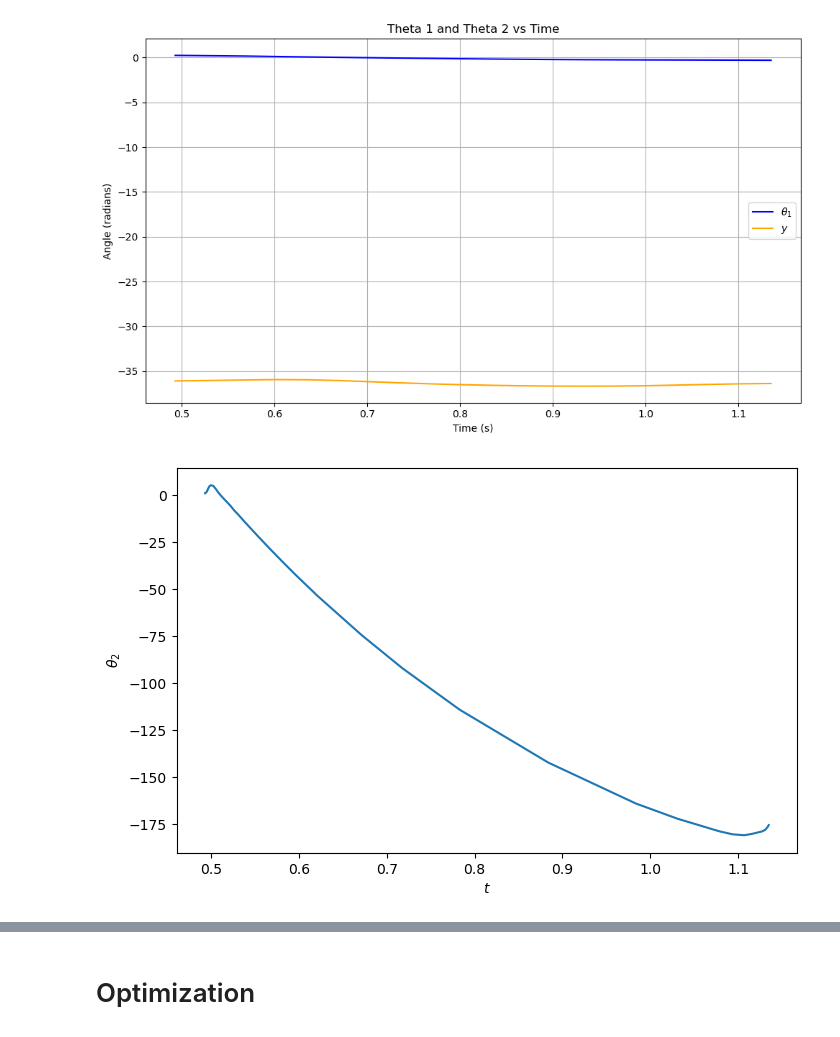
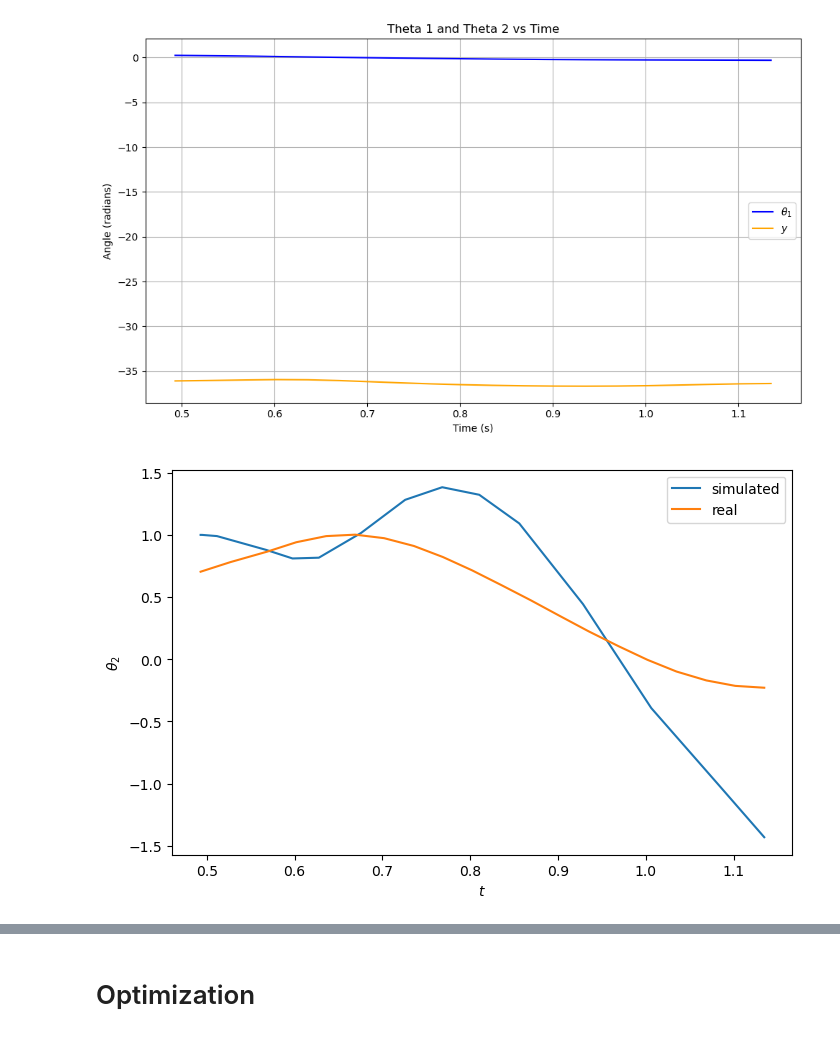
Before and after one commit to lsh6-uw/ME469-Group1, a Jupyter notebook: simulator_noFoot_optimized.ipynb, the cells around one changed output, grey strips where cells are left out. Cells and saved outputs as stored; diff of their text form; code cells hidden in the pictures.

Commit message:
Switch to spline interpolator

```diff
--- a/simulator_noFoot_optimized.ipynb
+++ b/simulator_noFoot_optimized.ipynb
@@ -62,24 +62,28 @@ plt.show()
 [figure]
 # %%
 # Create interpolators for data
-y_interp = BarycentricInterpolator(t_array, y_array)
-theta_1_interp = BarycentricInterpolator(t_array, theta_1_array)
+y_interp = CubicSpline(t_array, y_array)
+a_interp = y_interp.derivative(2)
+
+theta_1_interp = CubicSpline(t_array, theta_1_array)
+omega_1_interp = theta_1_interp.derivative(1)
+alpha_1_interp = theta_1_interp.derivative(2)
 # %%
 # functions for inputs of time from interpolators
 def y_func(t):
     return y_interp(t)
 
 def a_func(t):
-    return y_interp.derivative(t, 2)
+    return a_interp(t)
 
 def theta_1_func(t):
     return theta_1_interp(t)
 
 def omega_1_func(t):
-    return theta_1_interp.derivative(t, 1)
+    return omega_1_interp(t)
 
 def alpha_1_func(t):
-    return theta_1_interp.derivative(t, 2)
+    return alpha_1_interp(t)
 # %%
 def swing(t, state):
     # determine input values
@@ -119,12 +123,14 @@ omega_2 = state[0, :]
 # %%
 # Plot Solution
 plt.figure(figsize=(8,5))
-plt.plot(t, theta_2)
+plt.plot(t, theta_2, label="simulated")
+plt.plot(t_array, theta_2_array, label= "real")
 plt.xlabel(r'$t$')
 plt.ylabel(r'$\theta_2$')
+plt.legend()
 plt.show()
 # %% [output]
-[figure, old version]
+[figure, new version]
 # %%
 #plt.plot(t_eval, y_func(t_eval), label=r"$y$")
 plt.plot(t_eval, theta_1_func(t_eval), label=r"$\theta_1$ interpolated")
```
Also changed, not shown: parts of 3 cells of this notebook.
